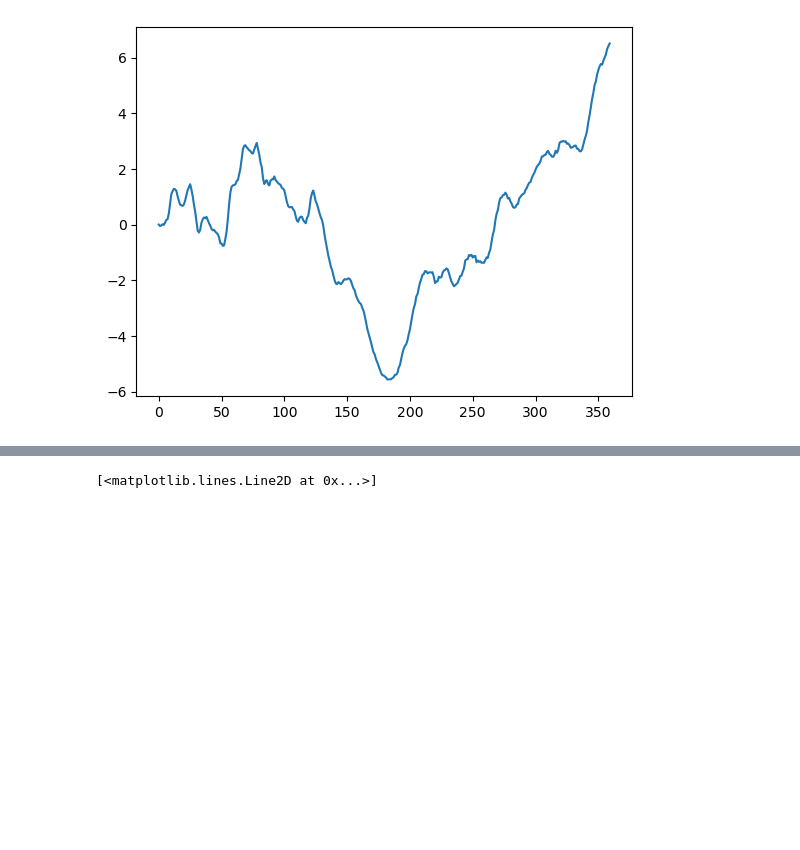
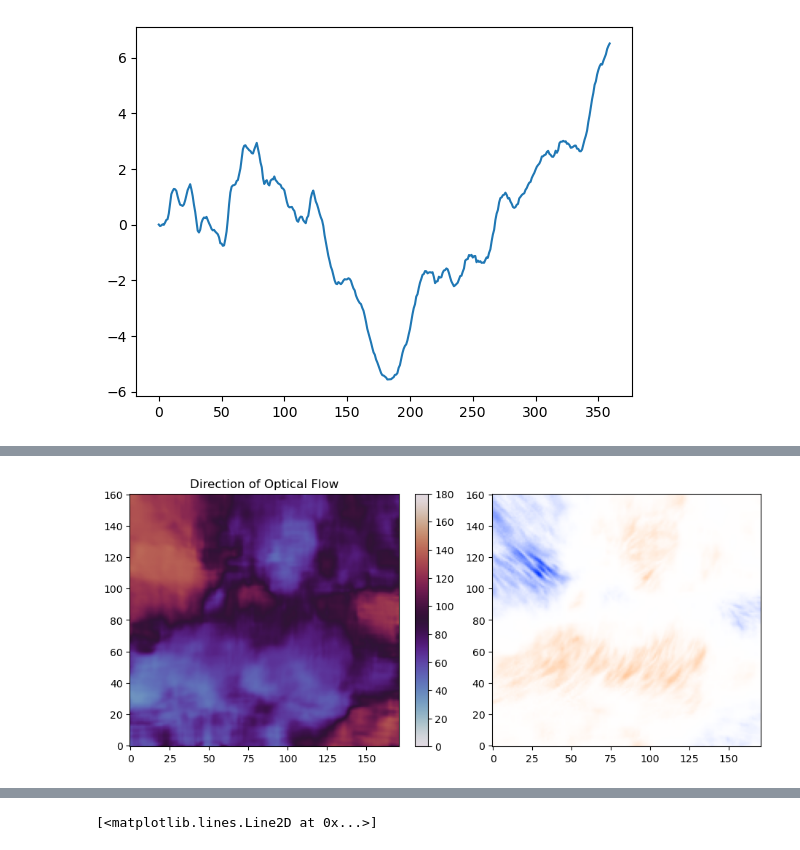
Before and after one commit to yjzhu-solar/EIS_DKIST_SolO, a Jupyter notebook: ipynb/eui/optical_flow/eui_upflow_region_1024_visual_of.ipynb, the cells around one changed output, grey strips where cells are left out. Drawn from its saved outputs; the diff is of its cells as text; code cells hidden in the pictures; blank space fills up the shorter version.

```diff
--- a/ipynb/eui/optical_flow/eui_upflow_region_1024_visual_of.ipynb
+++ b/ipynb/eui/optical_flow/eui_upflow_region_1024_visual_of.ipynb
@@ -116,0 +144,26 @@ plt.plot(np.cumsum(of_east_1_array[y_select[0],x_select[0],0,:]),label='x_shift'
+# %%
+def flow_direction_and_std_to_hsv(flow_direction, flow_r2, map_std, map_mean, cv_power_index=2,):
+    map_cv = map_std/map_mean
+    map_cv = ImageNormalize(map_cv, stretch=PowerStretch(cv_power_index))(map_cv)*flow_r2
+
+    fake_direction = 90. - flow_direction
+
+    fake_flow = map_cv[:,:,None]*np.stack([np.sin(np.deg2rad(fake_direction*2)), np.sin(np.deg2rad(fake_direction*2))],axis=2)
+
+    hsv = flow_vis.flow_to_color(fake_flow, convert_to_bgr=False)
+
+    return hsv
+# %%
+east_1_hsv = flow_direction_and_std_to_hsv(of_east_1_direction, of_east_1_direction_r2 , east_1_std, east_1_mean, cv_power_index=1)
+# %%
+fig, (ax1,ax2) = plt.subplots(1,2,figsize=(10,4),layout='constrained')
+
+im1 = ax1.imshow(90 - of_east_1_direction, origin='lower', cmap='twilight', vmin=0, vmax=180,
+                 aspect=1)
+ax1.set_title('Direction of Optical Flow')
+
+plt.colorbar(im1)
+
+im2 = ax2.imshow(east_1_hsv, origin='lower', aspect=1)
+# %% [output]
+[figure, added]
```
Also changed, not shown: parts of 9 cells of this notebook, 5 other files.
